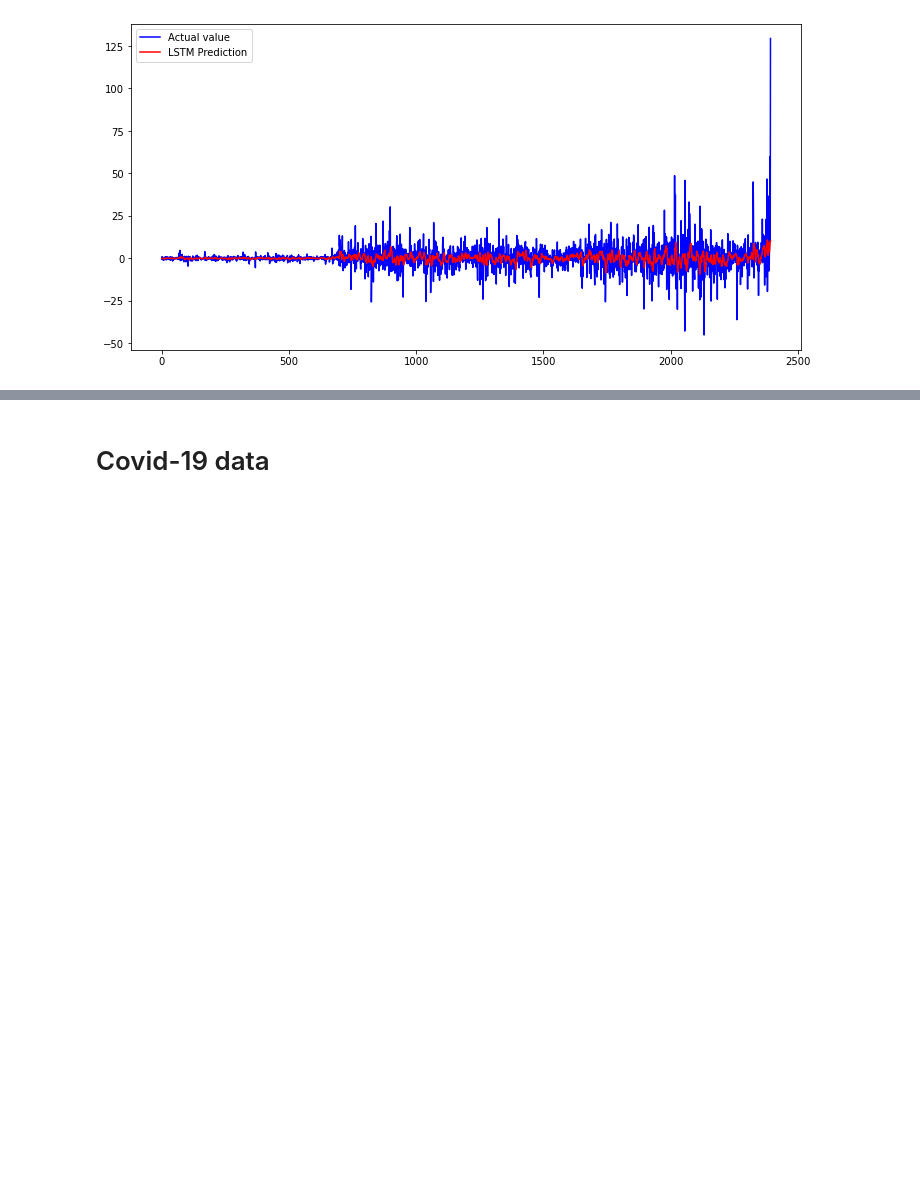
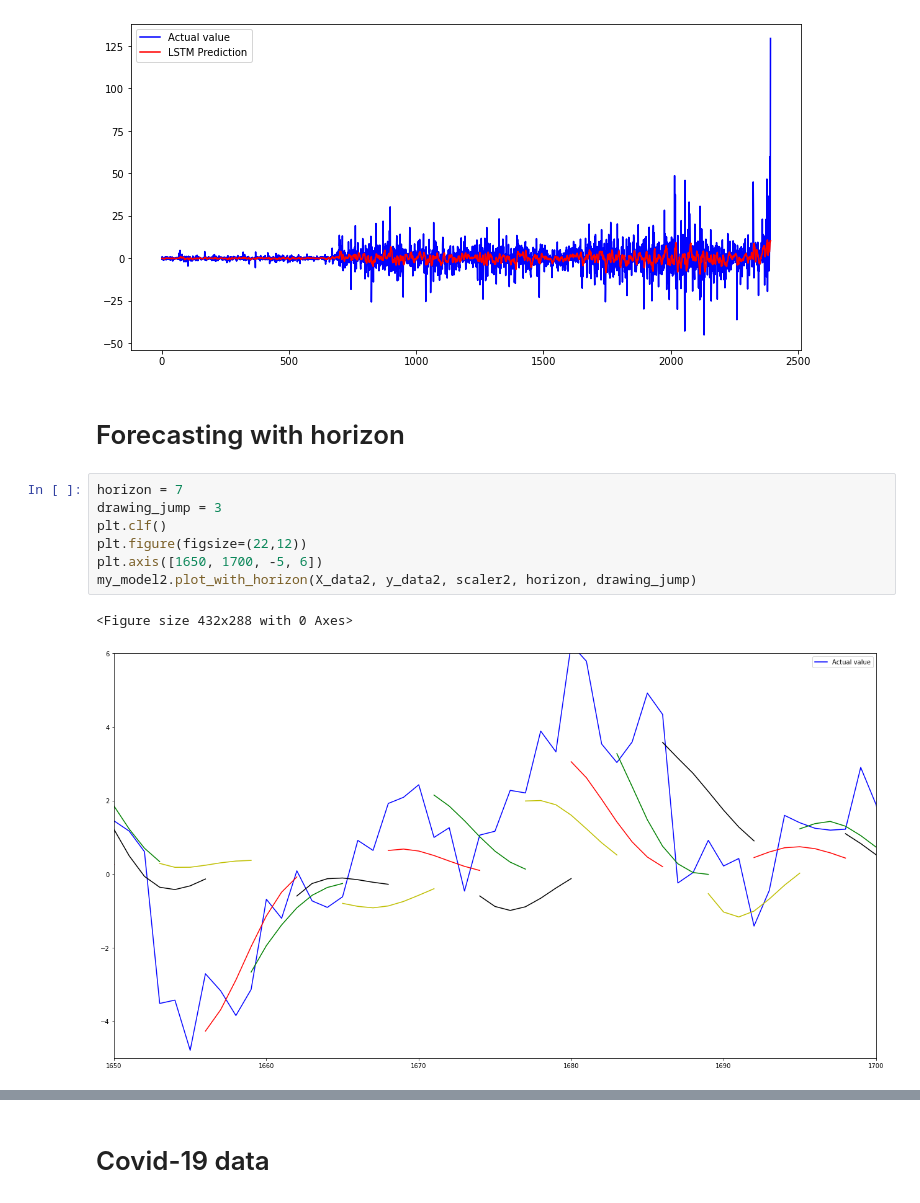
Before and after one commit to ThibaultAlexandre/time-series-forecasting, a Jupyter notebook: main.ipynb, the cells around one changed output, grey strips where cells are left out. Cells and saved outputs as stored; diff of their text form; blank space fills up the shorter version.

```diff
--- a/main.ipynb
+++ b/main.ipynb
@@ -358,3 +358,15 @@ my_model2.plot(X_data2, y_raw2, scaler2)
 # %% [output]
 <Figure size 432x288 with 0 Axes>
 [figure]
+# %% [markdown]
+# Forecasting with horizon
+# %%
+horizon = 7
+drawing_jump = 3
+plt.clf()
+plt.figure(figsize=(22,12))
+plt.axis([1650, 1700, -5, 6])
+my_model2.plot_with_horizon(X_data2, y_data2, scaler2, horizon, drawing_jump)
+# %% [output]
+<Figure size 432x288 with 0 Axes>
+[figure, added]
```
Also changed, not shown: parts of 4 cells of this notebook.
